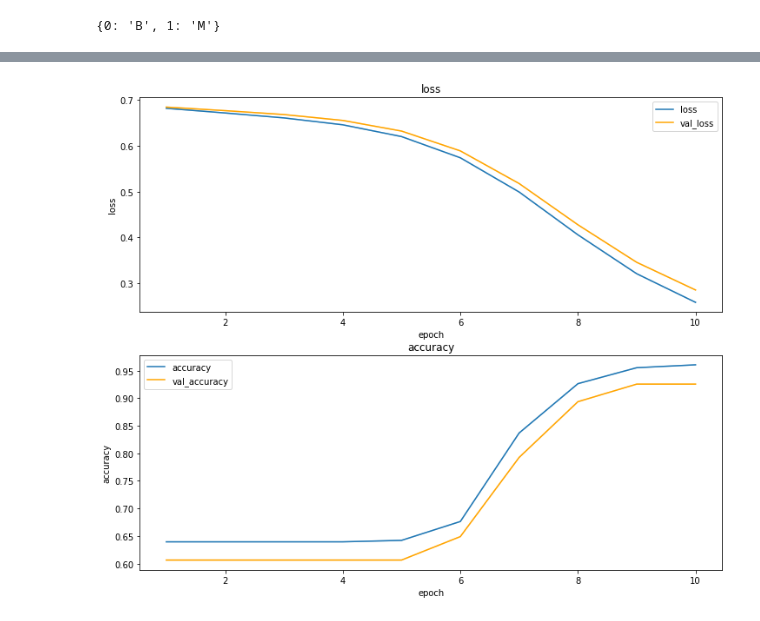
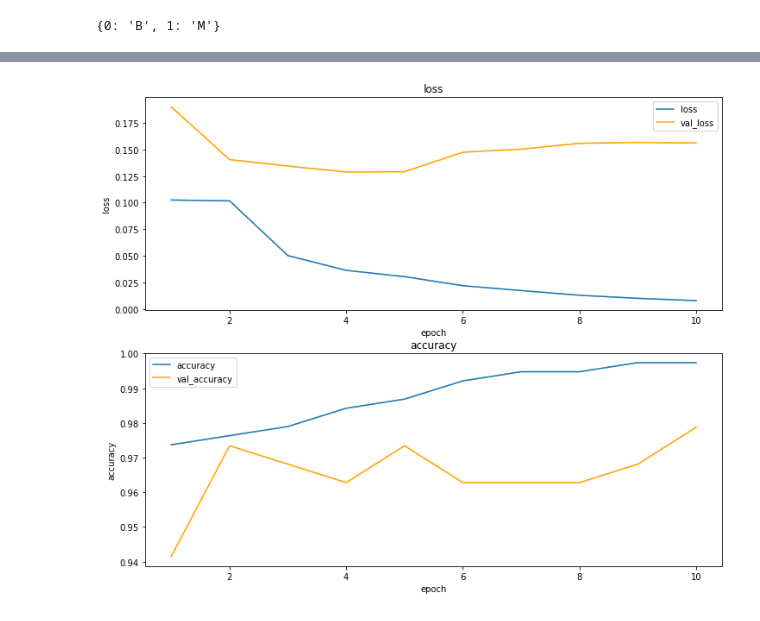
Before and after one commit to ptyshevs/multilayer_perceptron, a Jupyter notebook: test_optimizers_more.ipynb, the cells around one changed output, grey strips where cells are left out. Drawn from its saved outputs; the diff is of its cells as text; code cells hidden in the pictures.

Commit message:
Add rmsprop and adam

```diff
--- a/test_optimizers_more.ipynb
+++ b/test_optimizers_more.ipynb
@@ -75,5 +69,5 @@ plot_history(h)
 # %%
-model = NeuralNetwork(loss='binary_crossentropy', optimizer=MomentumGradientDescent(bias_correction=False), verbose=True, verbose_step=1)
+model = NeuralNetwork(loss='binary_crossentropy', optimizer='adam', verbose=True, verbose_step=1)
 model.add(Dense(30, 'relu'))
 model.add(Dense(1, activation=Sigmoid()))
 h = model.fit(X_normed, y_train, X_test_normed, y_test, n_epochs=10, batch_size=32, callbacks=[], metrics=[accuracy], reinitialize=False)
@@ -92,2 +86,2 @@ plot_history(h)
-[figure, old version]
+[figure, new version]
 # %%
```
Also changed, not shown: parts of 8 cells of this notebook, 1 other file.
